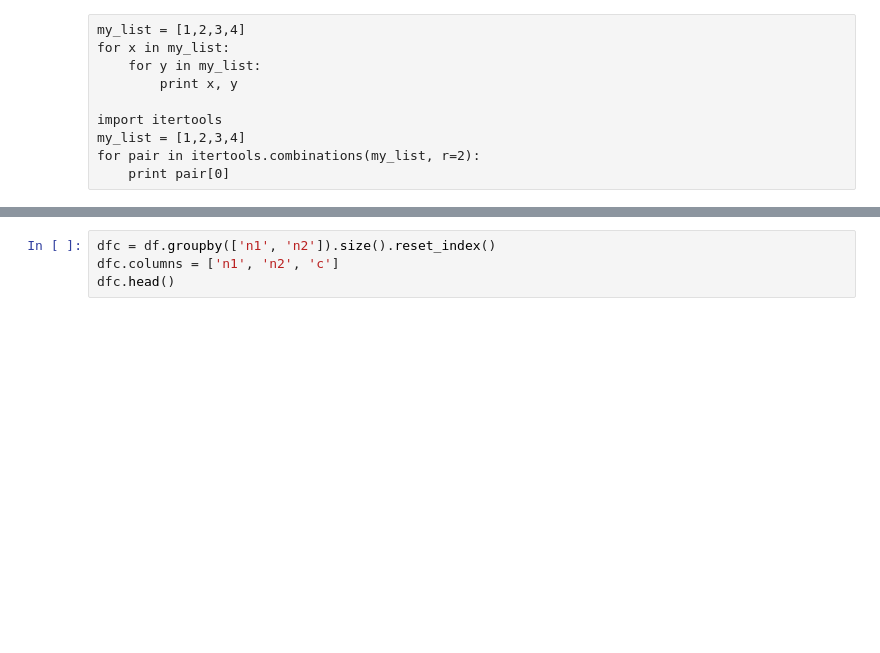
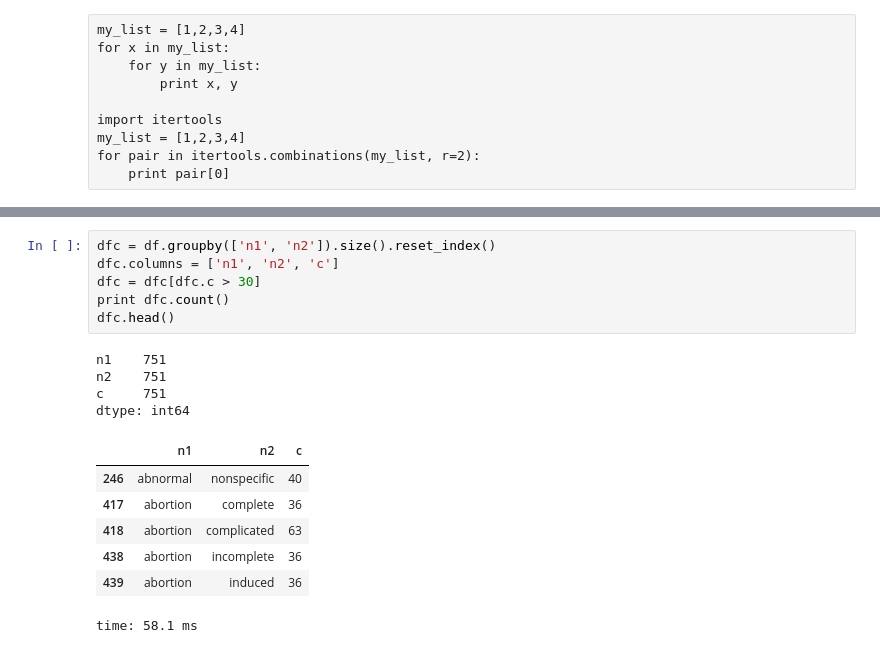
Before and after one commit to victoongo/Sparkle, a Jupyter notebook: ML_playground/icd9.ipynb, the cells around one changed output, grey strips where cells are left out. Drawn from its saved outputs; the diff is of its cells as text; blank space fills up the shorter version.

```diff
--- a/ML_playground/icd9.ipynb
+++ b/ML_playground/icd9.ipynb
@@ -137,7 +147,21 @@ time: 1.09 s
 # %%
 dfc = df.groupby(['n1', 'n2']).size().reset_index()
 dfc.columns = ['n1', 'n2', 'c']
+dfc = dfc[dfc.c > 30]
+print dfc.count()
 dfc.head()
+# %% [output]
+n1    751
+n2    751
+c     751
+dtype: int64
+|  | n1 | n2 | c |
+| 246 | abnormal | nonspecific | 40 |
+| 417 | abortion | complete | 36 |
+| 418 | abortion | complicated | 63 |
+| 438 | abortion | incomplete | 36 |
+| 439 | abortion | induced | 36 |
+time: 58.1 ms
 # %%
 import networkx as nx
 G=nx.Graph()
```
Also changed, not shown: parts of 30 cells of this notebook, 1 other file.
